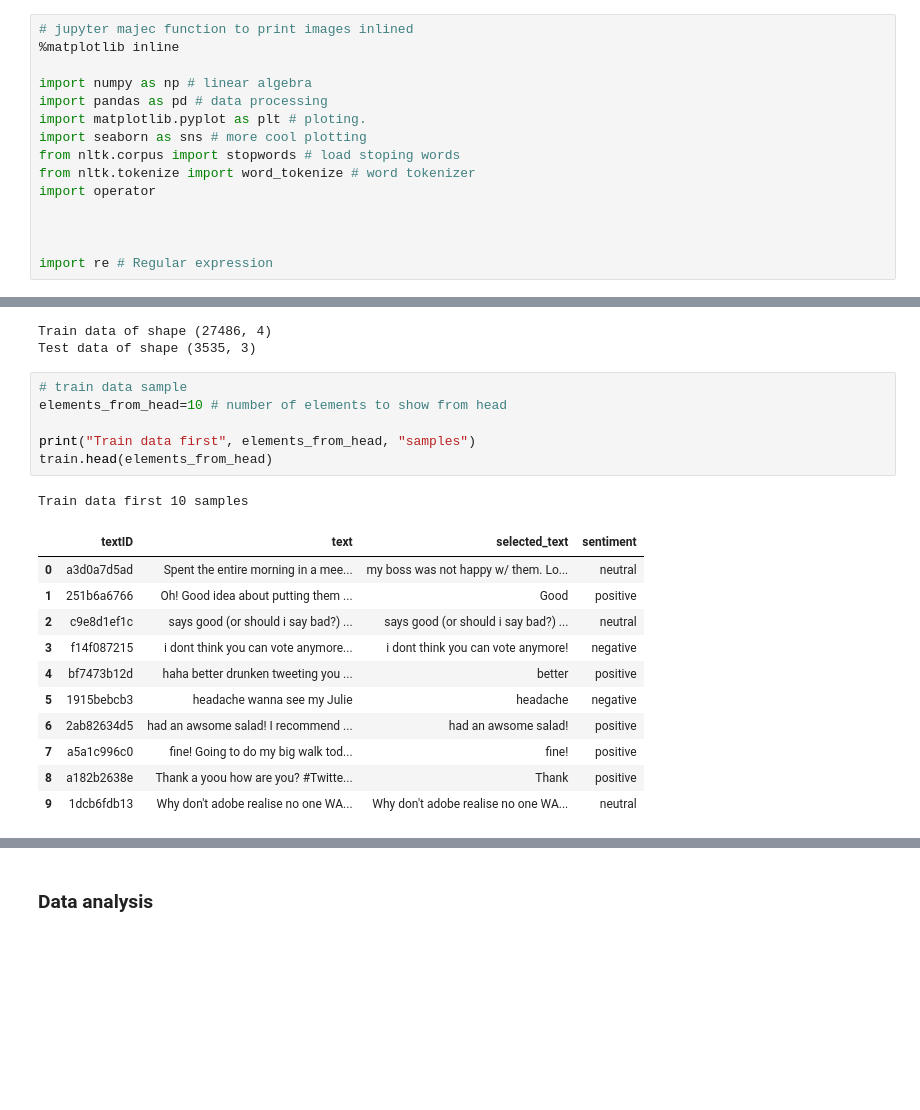
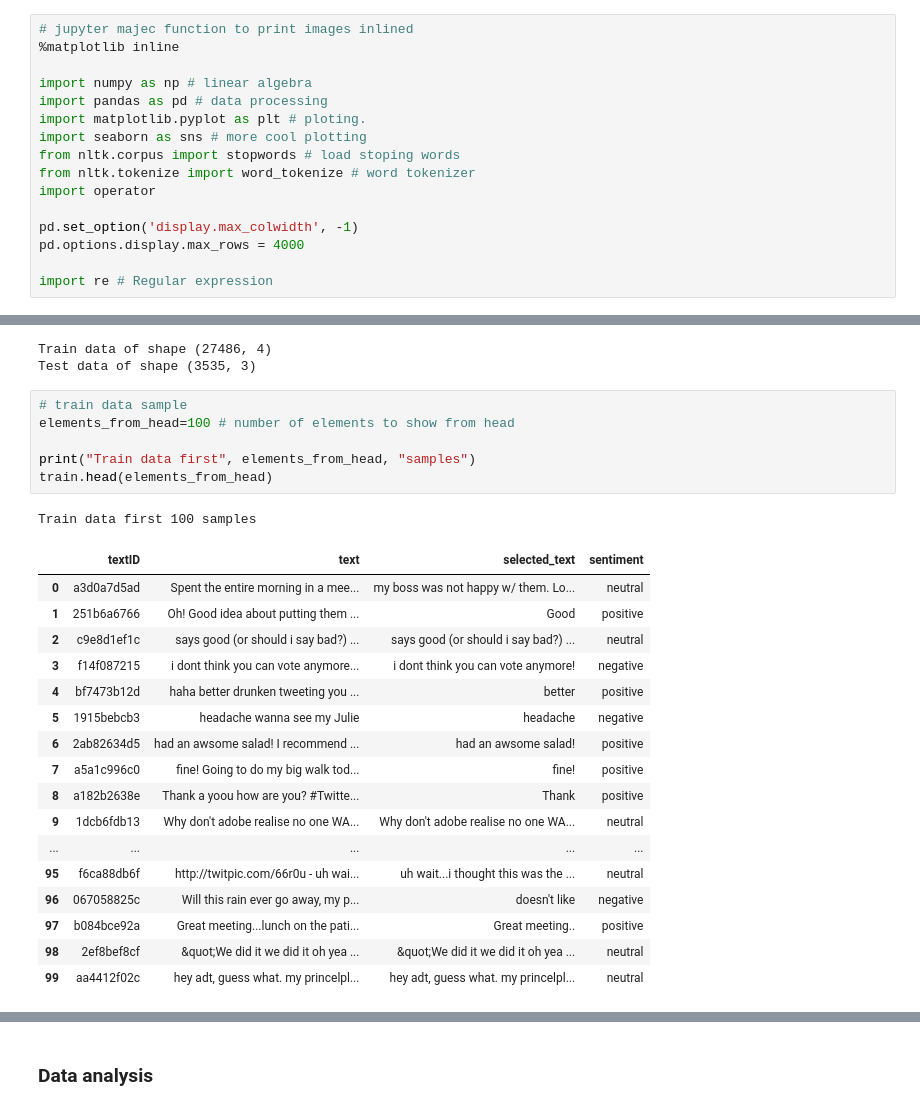
Before and after one commit to MohannadEhabBarakat/AI-ML-training, a Jupyter notebook: Kaggle Tweet Sentiment Extraction/Data loading and visualization .ipynb, the cells around one changed output, grey strips where cells are left out. Saved outputs shown, nothing was run; the diff lists cells and outputs as text; blank space fills up the shorter version.

```diff
--- a/Kaggle Tweet Sentiment Extraction/Data loading and visualization .ipynb
+++ b/Kaggle Tweet Sentiment Extraction/Data loading and visualization .ipynb
@@ -21,7 +21,8 @@ from nltk.corpus import stopwords # load stoping words
 from nltk.tokenize import word_tokenize # word tokenizer
 import operator
 
-
+pd.set_option('display.max_colwidth', -1)
+pd.options.display.max_rows = 4000
 
 import re # Regular expression
 # %% [markdown]
@@ -46,22 +47,28 @@ Train data of shape (27486, 4)
 Test data of shape (3535, 3)
 # %%
 # train data sample
-elements_from_head=10 # number of elements to show from head
+elements_from_head=100 # number of elements to show from head
 
 print("Train data first", elements_from_head, "samples")
 train.head(elements_from_head)
 # %% [output]
-Train data first 10 samples
+Train data first 100 samples
 |  | textID | text | selected_text | sentiment |
 | 0 | a3d0a7d5ad | Spent the entire morning in a mee... | my boss was not happy w/ them. Lo... | neutral |
 | 1 | 251b6a6766 | Oh! Good idea about putting them ... | Good | positive |
 | 2 | c9e8d1ef1c | says good (or should i say bad?) ... | says good (or should i say bad?) ... | neutral |
 | 3 | f14f087215 | i dont think you can vote anymore... | i dont think you can vote anymore! | negative |
 | 4 | bf7473b12d | haha better drunken tweeting you ... | better | positive |
 | 5 | 1915bebcb3 | headache wanna see my Julie | headache | negative |
 | 6 | 2ab82634d5 | had an awsome salad! I recommend ... | had an awsome salad! | positive |
 | 7 | a5a1c996c0 | fine! Going to do my big walk tod... | fine! | positive |
 | 8 | a182b2638e | Thank a yoou how are you? #Twitte... | Thank | positive |
 | 9 | 1dcb6fdb13 | Why don't adobe realise no one WA... | Why don't adobe realise no one WA... | neutral |
+| ... | ... | ... | ... | ... |
+| 95 | f6ca88db6f | http://twitpic.com/66r0u - uh wai... | uh wait...i thought this was the ... | neutral |
+| 96 | 067058825c | Will this rain ever go away, my p... | doesn't like | negative |
+| 97 | b084bce92a | Great meeting...lunch on the pati... | Great meeting.. | positive |
+| 98 | 2ef8bef8cf | &quot;We did it we did it oh yea ... | &quot;We did it we did it oh yea ... | neutral |
+| 99 | aa4412f02c | hey adt, guess what. my princelpl... | hey adt, guess what. my princelpl... | neutral |
 # %%
 # train data sample
```
Also changed, not shown: parts of 7 cells of this notebook.
